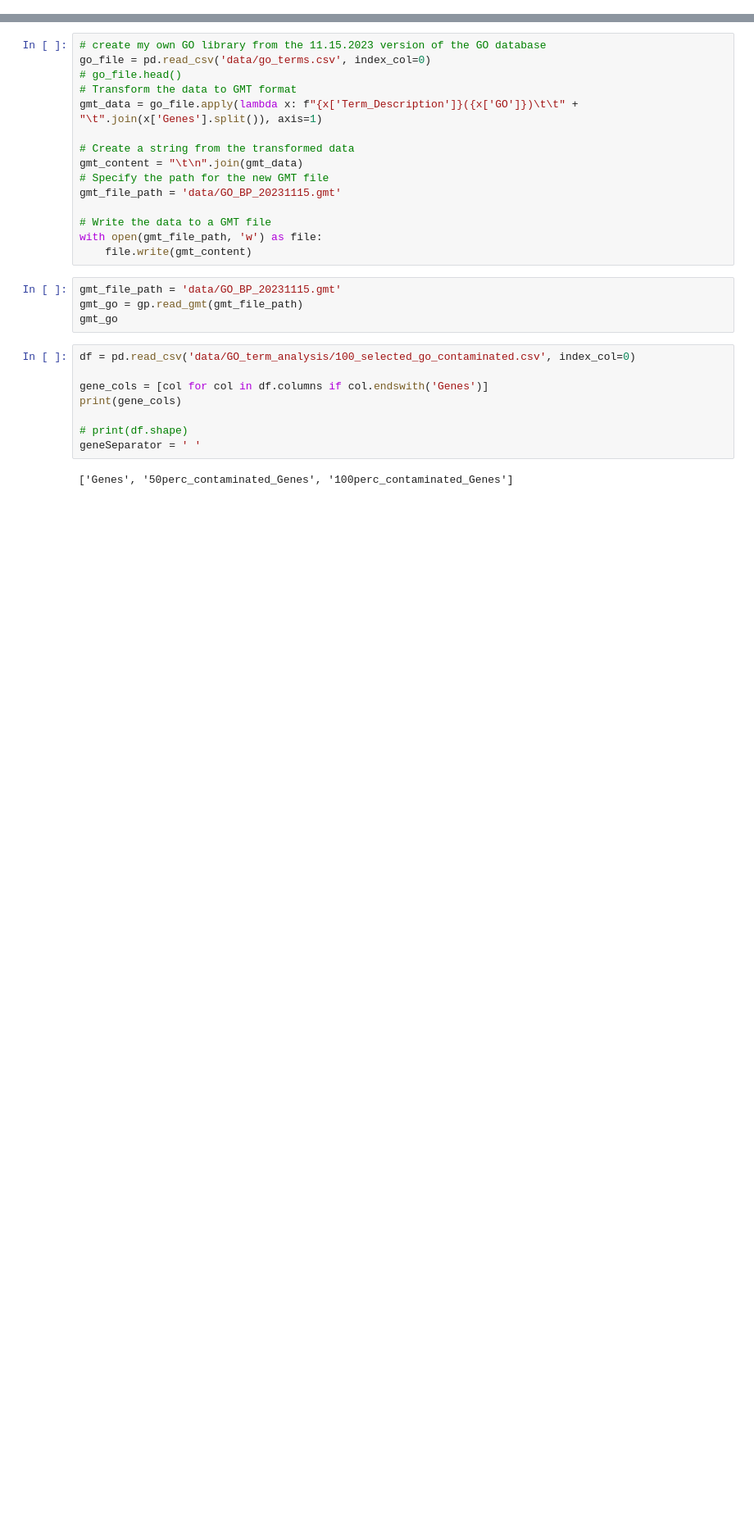
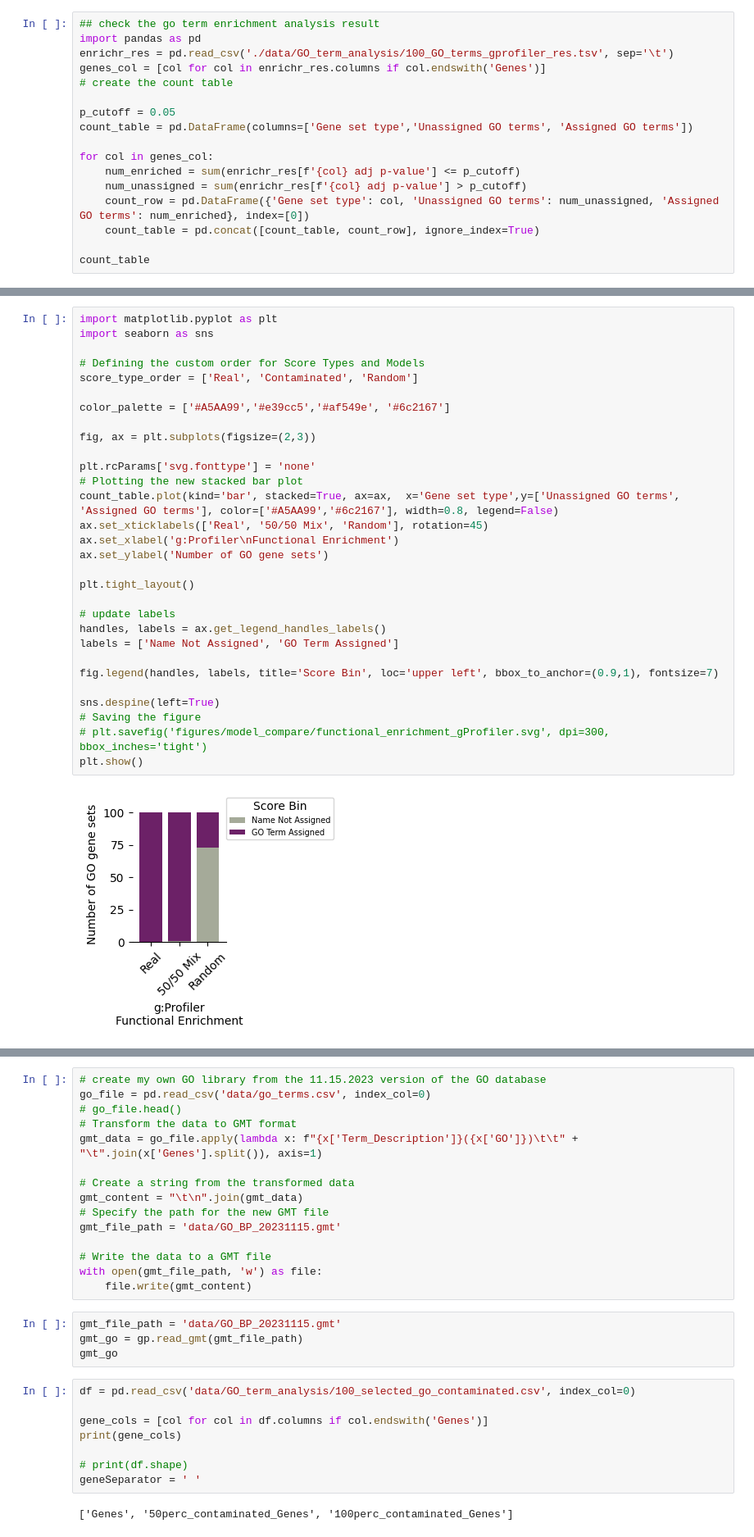
Before and after one commit to idekerlab/llm_evaluation_for_gene_set_interpretation, a Jupyter notebook: 3B-1.[model compare]functional_enrichment_analysis_control.ipynb, the cells around one changed output, grey strips where cells are left out. Shown at 82% size. Drawn from its saved outputs; the diff is of its cells as text; blank space fills up the shorter version.

Commit message:
clean notebooks for clarify confidence score

```diff
--- a/3B-1.[model compare]functional_enrichment_analysis_control.ipynb
+++ b/3B-1.[model compare]functional_enrichment_analysis_control.ipynb
@@ -6,0 +137,17 @@ from tqdm import tqdm
+# %%
+## check the go term enrichment analysis result
+import pandas as pd
+enrichr_res = pd.read_csv('./data/GO_term_analysis/100_GO_terms_gprofiler_res.tsv', sep='\t')
+genes_col = [col for col in enrichr_res.columns if col.endswith('Genes')]
+# create the count table
+
+p_cutoff = 0.05
+count_table = pd.DataFrame(columns=['Gene set type','Unassigned GO terms', 'Assigned GO terms'])
+
+for col in genes_col:
+    num_enriched = sum(enrichr_res[f'{col} adj p-value'] <= p_cutoff)
+    num_unassigned = sum(enrichr_res[f'{col} adj p-value'] > p_cutoff)
+    count_row = pd.DataFrame({'Gene set type': col, 'Unassigned GO terms': num_unassigned, 'Assigned GO terms': num_enriched}, index=[0])
+    count_table = pd.concat([count_table, count_row], ignore_index=True)
+
+count_table
@@ -6,0 +159,32 @@ from tqdm import tqdm
+# %%
+import matplotlib.pyplot as plt
+import seaborn as sns
+
+# Defining the custom order for Score Types and Models
+score_type_order = ['Real', 'Contaminated', 'Random']
+
+color_palette = ['#A5AA99','#e39cc5','#af549e', '#6c2167']
+
+fig, ax = plt.subplots(figsize=(2,3))
+
+plt.rcParams['svg.fonttype'] = 'none'
+# Plotting the new stacked bar plot
+count_table.plot(kind='bar', stacked=True, ax=ax,  x='Gene set type',y=['Unassigned GO terms', 'Assigned GO terms'], color=['#A5AA99','#6c2167'], width=0.8, legend=False)
+ax.set_xticklabels(['Real', '50/50 Mix', 'Random'], rotation=45)
+ax.set_xlabel('g:Profiler\nFunctional Enrichment')
+ax.set_ylabel('Number of GO gene sets')
+
+plt.tight_layout()
+
+# update labels
+handles, labels = ax.get_legend_handles_labels()
+labels = ['Name Not Assigned', 'GO Term Assigned']
+
+fig.legend(handles, labels, title='Score Bin', loc='upper left', bbox_to_anchor=(0.9,1), fontsize=7)
+
+sns.despine(left=True)
+# Saving the figure
+# plt.savefig('figures/model_compare/functional_enrichment_gProfiler.svg', dpi=300, bbox_inches='tight')
+plt.show()
+# %% [output]
+[figure, added]
```
Also changed, not shown: parts of 11 cells of this notebook, 2 other files.
